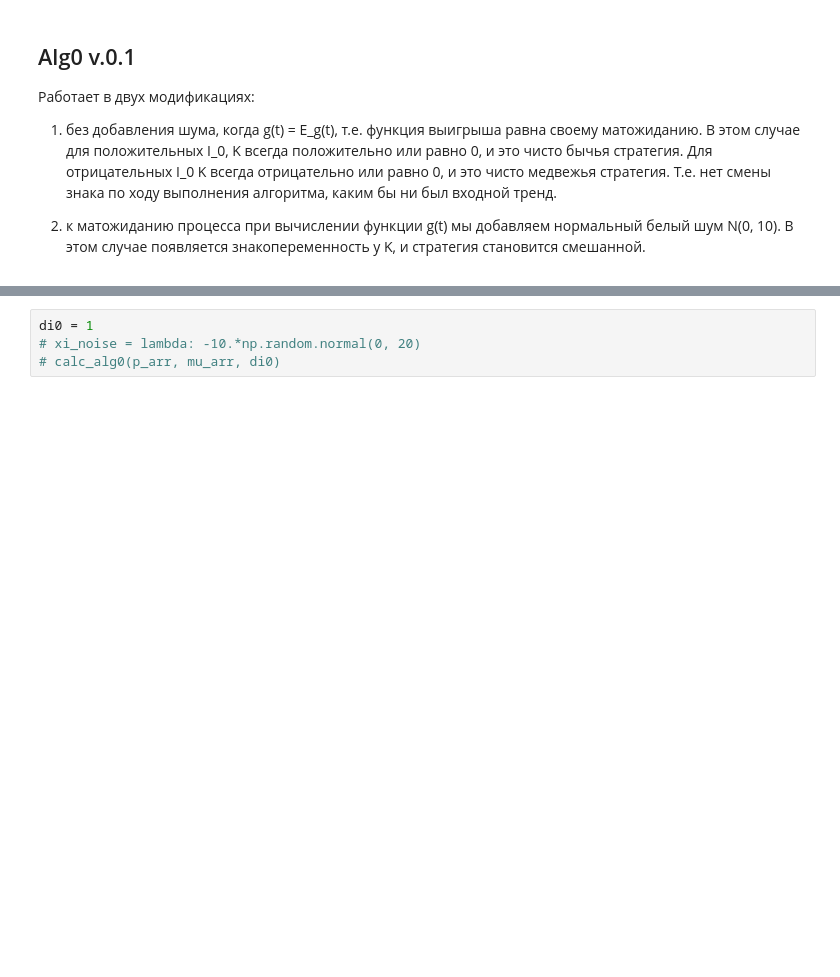
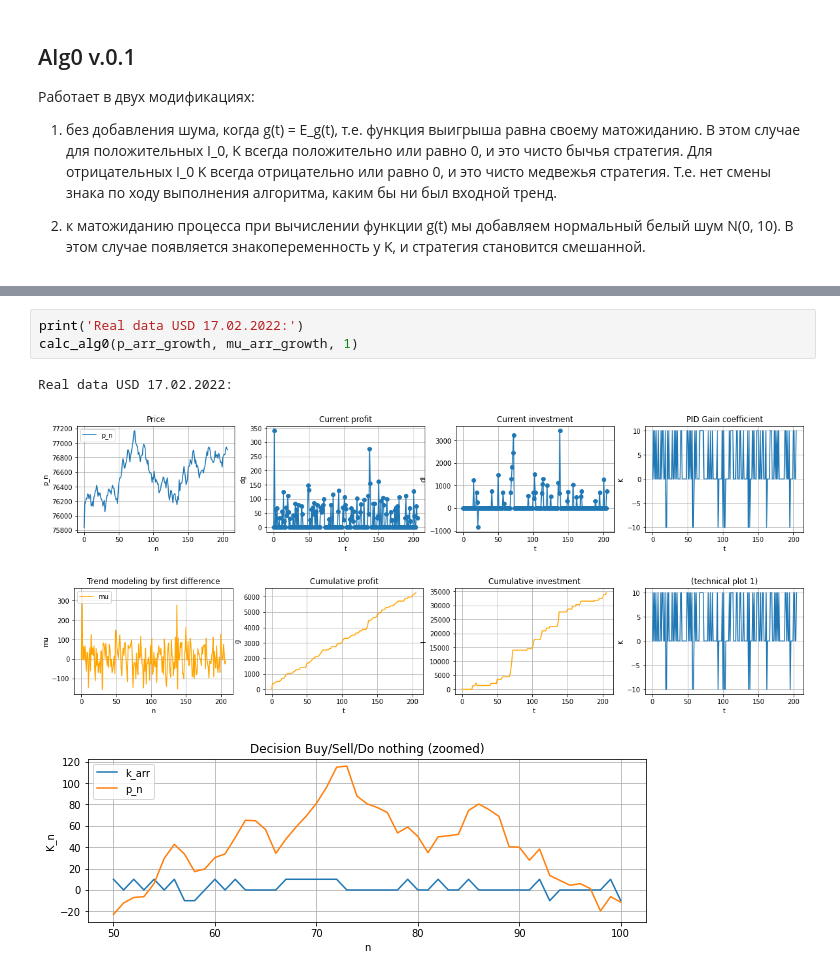
Before and after one commit to vadimvshepelev/test-alg, a Jupyter notebook: simple-pid.ipynb, the cells around one changed output, grey strips where cells are left out. Drawn from its saved outputs; the diff is of its cells as text; blank space fills up the shorter version.

```diff
--- a/simple-pid.ipynb
+++ b/simple-pid.ipynb
@@ -561,5 +551,9 @@ array([75951, 75820, 75794, 75879, 75870, 75759, 75788, 75820, 75818,
 # %%
-di0 = 1
-# xi_noise = lambda: -10.*np.random.normal(0, 20)
-# calc_alg0(p_arr, mu_arr, di0)
+print('Real data USD 17.02.2022:')
+calc_alg0(p_arr_growth, mu_arr_growth, 1)
+# %% [output]
+Real data USD 17.02.2022:
+[figure, added]
+[figure, added]
+[figure, added]
 # %%
```
Also changed, not shown: parts of 6 cells of this notebook.
